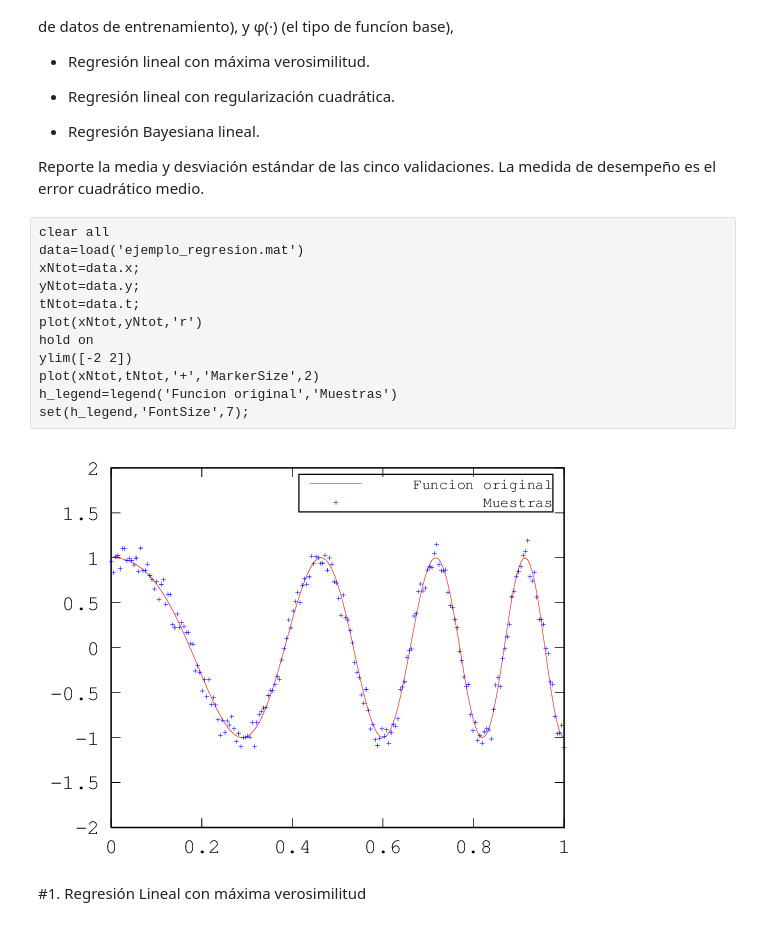
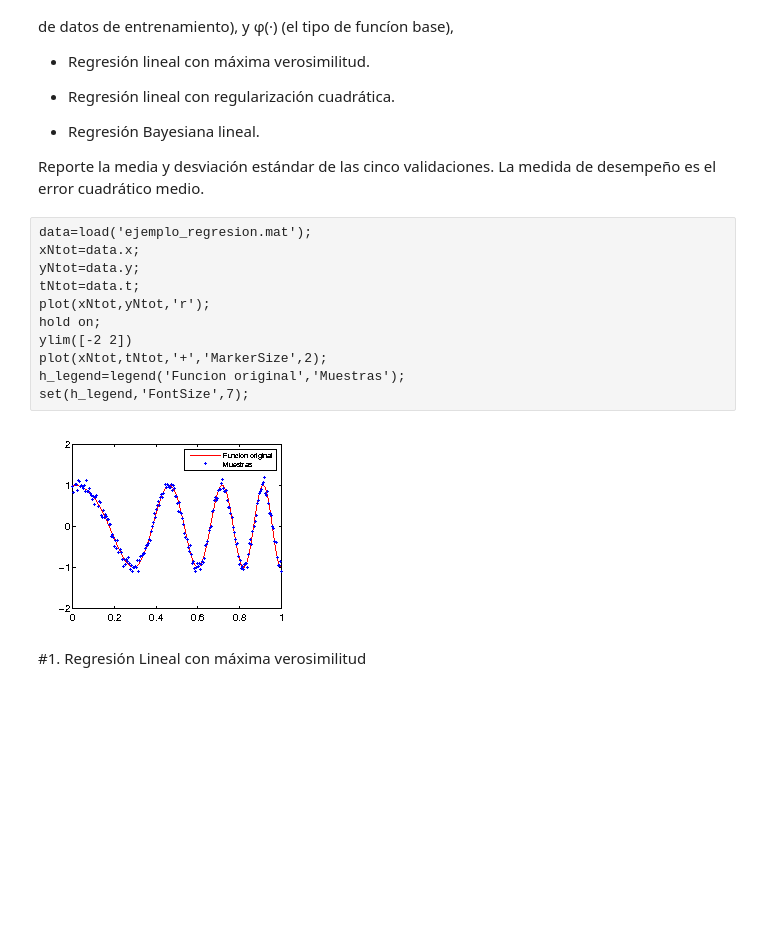
Before and after one commit to anguivego/InformeIA, a Jupyter notebook: lab2/regresion_lineal.ipynb, the cells around one changed output. Saved outputs shown, nothing was run; the diff lists cells and outputs as text; blank space fills up the shorter version.

```diff
--- a/lab2/regresion_lineal.ipynb
+++ b/lab2/regresion_lineal.ipynb
@@ -15,19 +15,18 @@ Usando validación cruzada de cinco particiones, evalúe el desempeño de los si
 
 Reporte la media y desviación estándar de las cinco validaciones. La medida de desempeño es el error cuadrático medio.
 # %%
-clear all
-data=load('ejemplo_regresion.mat')
+data=load('ejemplo_regresion.mat');
 xNtot=data.x;
 yNtot=data.y;
 tNtot=data.t;
-plot(xNtot,yNtot,'r')
-hold on
+plot(xNtot,yNtot,'r');
+hold on;
 ylim([-2 2])
-plot(xNtot,tNtot,'+','MarkerSize',2)
-h_legend=legend('Funcion original','Muestras')
+plot(xNtot,tNtot,'+','MarkerSize',2);
+h_legend=legend('Funcion original','Muestras');
 set(h_legend,'FontSize',7);
 # %% [output]
-[figure, old version]
+[figure, new version]
 # %% [markdown]
 #1. Regresión Lineal con máxima verosimilitud
 # %%
```
Also changed, not shown: parts of 13 cells of this notebook, 2 other files.
